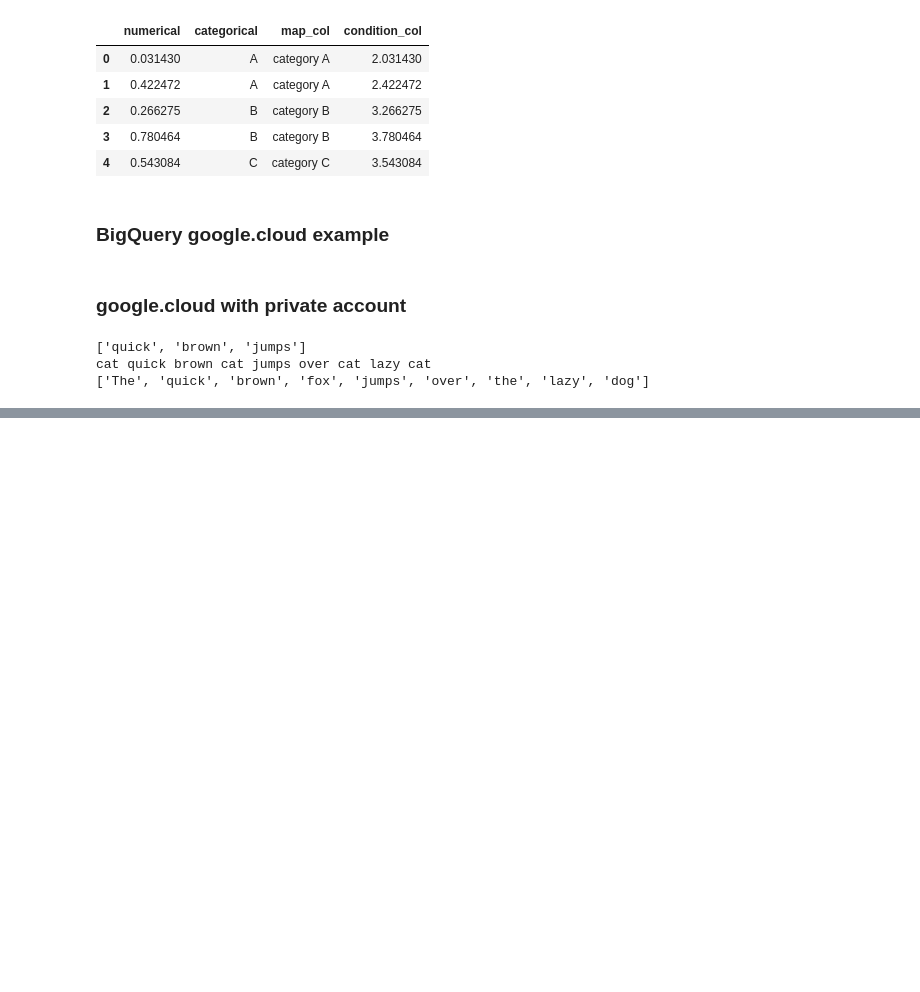
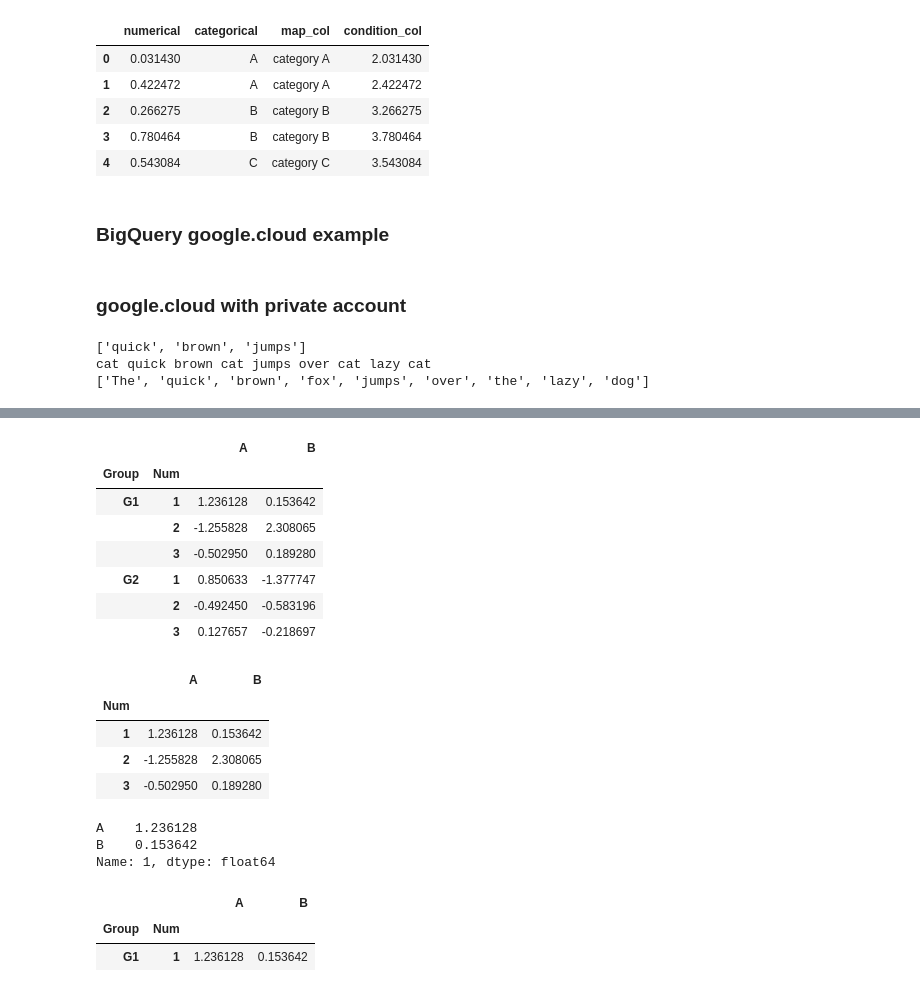
Before and after one commit to omar-elmaria/gpt_python_bootcamp, a Jupyter notebook: playground.ipynb, the cells around one changed output, grey strips where cells are left out. Drawn from its saved outputs; the diff is of its cells as text; code cells hidden in the pictures; blank space fills up the shorter version.

```diff
--- a/playground.ipynb
+++ b/playground.ipynb
@@ -323,0 +355,39 @@ cat quick brown cat jumps over cat lazy cat
+# %%
+# Index Levels
+outside = ['G1','G1','G1','G2','G2','G2']
+inside = [1,2,3,1,2,3]
+hier_index = list(zip(outside,inside))
+hier_index = pd.MultiIndex.from_tuples(hier_index)
+
+df = pd.DataFrame(np.random.randn(6,2),index=hier_index,columns=['A','B'])
+df.index.names = ['Group','Num']
+display(df)
+
+# Using df.loc[] for index hierarchy --> Returns a sub-dataframe:
+display(df.loc['G1'])
+
+# Accessing data from multiple levels of the hierarchy
+display(df.loc['G1'].loc[1])
+
+# Using "xs"
+df.xs(key=("G1", 1), level=['Group', 'Num'])
+# %% [output]
+|  |  | A | B |
+| Group | Num |  |  |
+| G1 | 1 | 1.236128 | 0.153642 |
+|  | 2 | -1.255828 | 2.308065 |
+|  | 3 | -0.502950 | 0.189280 |
+| G2 | 1 | 0.850633 | -1.377747 |
+|  | 2 | -0.492450 | -0.583196 |
+|  | 3 | 0.127657 | -0.218697 |
+|  | A | B |
+| Num |  |  |
+| 1 | 1.236128 | 0.153642 |
+| 2 | -1.255828 | 2.308065 |
+| 3 | -0.502950 | 0.189280 |
+A    1.236128
+B    0.153642
+Name: 1, dtype: float64
+|  |  | A | B |
+| Group | Num |  |  |
+| G1 | 1 | 1.236128 | 0.153642 |
```
Also changed, not shown: parts of 10 cells of this notebook.
